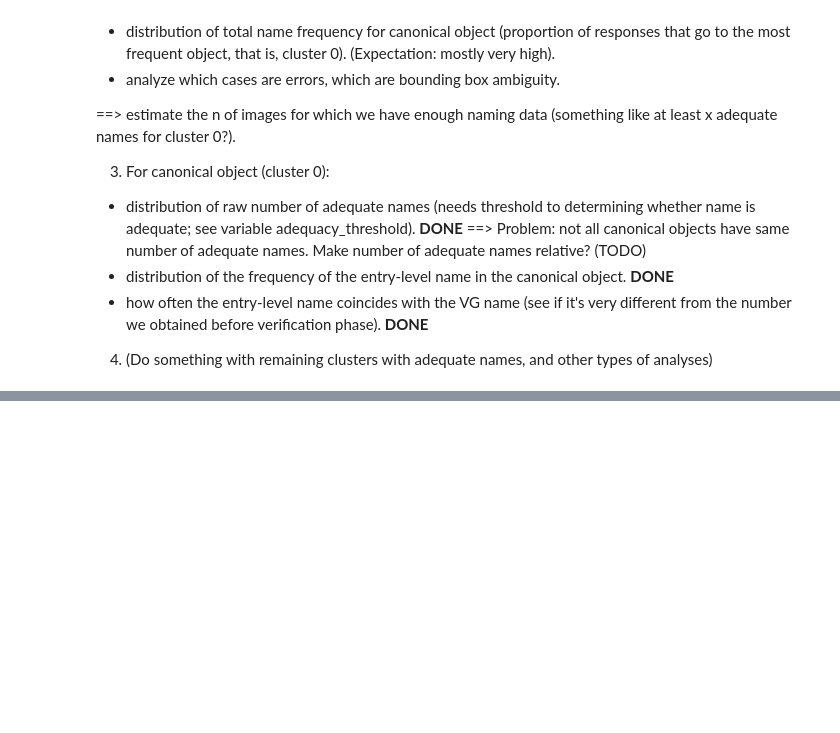
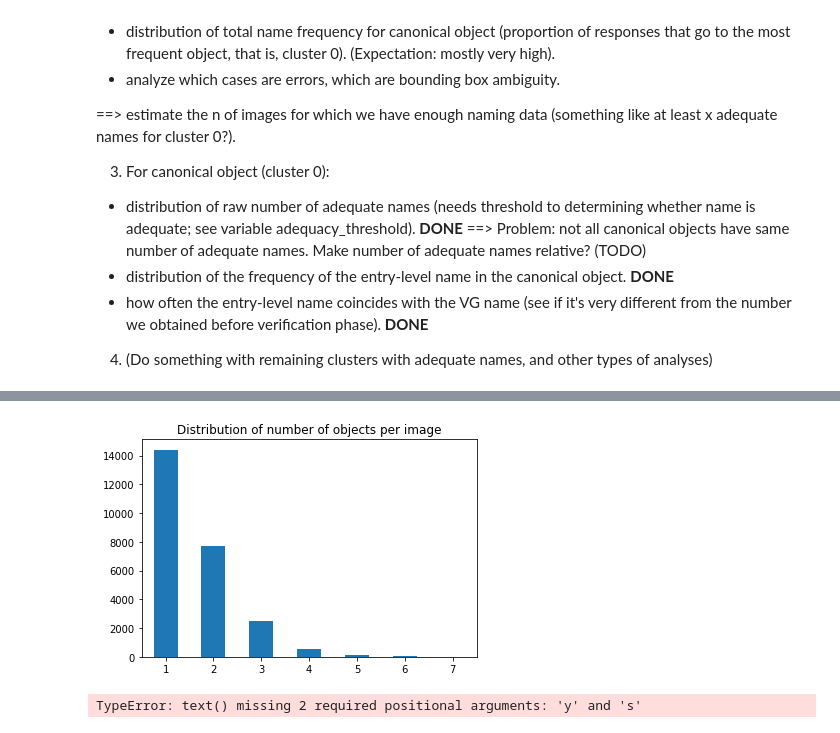
Before and after one commit to sinazarriess/many_names_collection, a Jupyter notebook: analysis/analysis_verification_phase.ipynb, the cells around one changed output, grey strips where cells are left out. Cells and saved outputs as stored; diff of their text form; code cells hidden in the pictures; blank space fills up the shorter version.

```diff
--- a/analysis/analysis_verification_phase.ipynb
+++ b/analysis/analysis_verification_phase.ipynb
@@ -121,0 +162,29 @@ Objects for which manynames entry level name coincides with VG name: 96 (0.4%)
+# %%
+# number of objects per image (in a different cell cause the code above was getting too messy)
+list_n_clusterximg=[] # number of clusters for each image
+for row in df.itertuples():
+    d = literal_eval(row.verified)
+    s=set()
+    for name in d.keys(): # each name for this object
+        values_dict = d[name]
+        s.add(values_dict['cluster_id'])
+    nclus=len(s)
+    list_n_clusterximg.append(nclus)
+
+df['n_clusters']=list_n_clusterximg
+# %%
+# import matplotlib.ticker as mtick
+cldist = df.n_clusters.value_counts()
+cldist.plot(kind='bar',rot=0,title="Distribution of number of objects per image")
+# tried to show percentages in y axis, and failed... :/
+# ax.yaxis.set_major_formatter(mtick.PercentFormatter())
+plt.show()
+plt.close()
+
+t=len(df[df.n_clusters > 1])
+to_write='{:.1%} of images have more than one cluster'.format(t/total_objects)
+plt.text(to_write,xy=(.5,.7),xycoords='figure fraction',fontsize='x-large') # gives me trouble
+print(to_write)
+# %% [output]
+[figure, added]
+TypeError: text() missing 2 required positional arguments: 'y' and 's'
```
Also changed, not shown: parts of 9 cells of this notebook, 2 other files.
